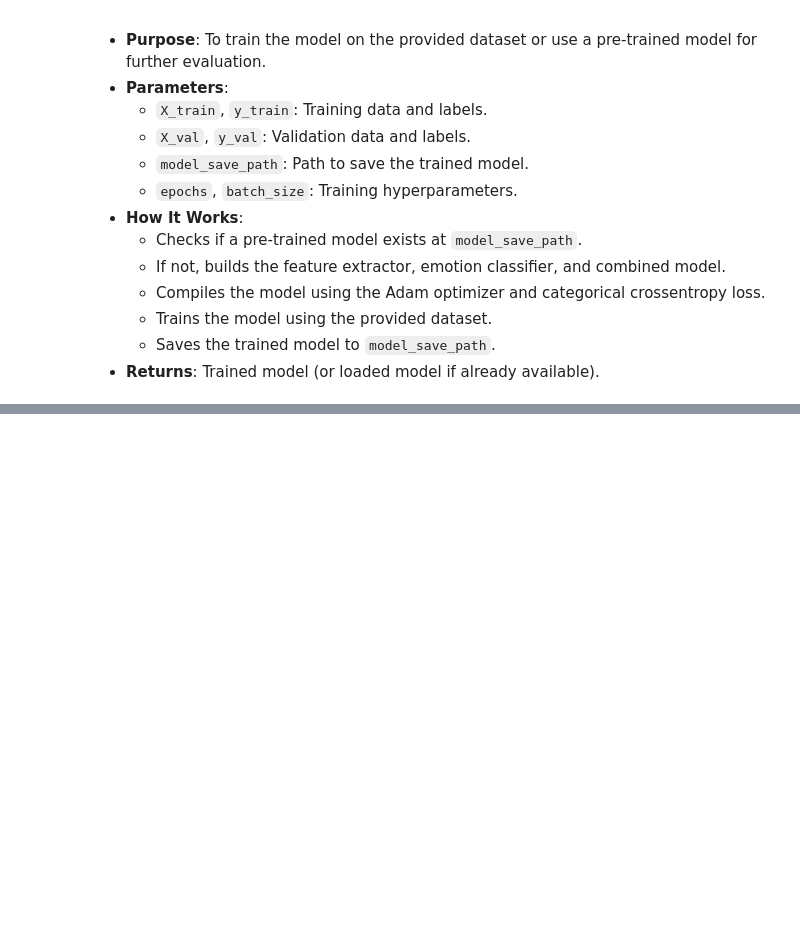
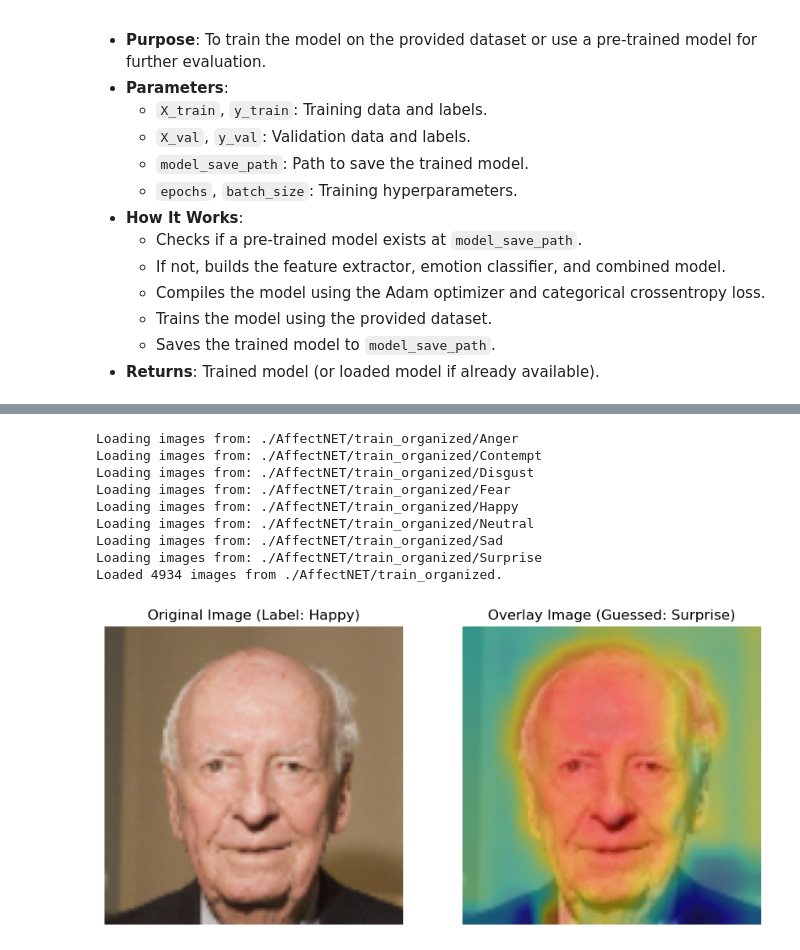
Before and after one commit to Ahmet-Toplu/emotion_recognition, a Jupyter notebook: emotion_recognition.ipynb, the cells around one changed output, grey strips where cells are left out. Saved outputs shown, nothing was run; the diff lists cells and outputs as text; code cells hidden in the pictures; blank space fills up the shorter version.

```diff
--- a/emotion_recognition.ipynb
+++ b/emotion_recognition.ipynb
@@ -467,3 +704,52 @@ class EmotionDetectionSystem:
+# %%
+# Test Function for EmotionDetectionSystem
+if __name__ == "__main__":
+    TRAIN_PATH = "./AffectNET/train_organized"
+    VALID_PATH = "./AffectNET/valid_organized"
+    TEST_PATH = "./AffectNET/test_organized"
+    EMOTIONS = ["Anger", "Contempt", "Disgust", "Fear", "Happy", "Neutral", "Sad", "Surprise"]
+    MODEL_SAVE_PATH = "emotion_recognition_model.h5"
+
+    system = EmotionDetectionSystem(TRAIN_PATH, VALID_PATH, TEST_PATH, EMOTIONS, MODEL_SAVE_PATH)
+
+    # Ensure feature extractor and classifier are initialized
+    if system.emotion_cnn.combined_model is None:
+        system.emotion_cnn.build_combined_model()
+
+    # Show an example image and its overlay with predictions
+    random_idx = random.randint(0, len(system.dataset) - 1)
+    example_image = system.dataset[random_idx]
+    label = system.data_processor.emotions[system.labels[random_idx]]
+
+    # Get prediction and overlay
+    prediction = system.emotion_cnn.combined_model.predict(np.expand_dims(example_image, axis=0), verbose=0)
+    guessed_emotion = system.data_processor.emotions[np.argmax(prediction)]
+    overlay_image, _ = FeatureExtraction.visualize_features(example_image, system.emotion_cnn.feature_extractor)
+
+    # Display the results
+    plt.figure(figsize=(10, 5))
+    plt.subplot(1, 2, 1)
+    plt.imshow((example_image * 255).astype(np.uint8))
+    plt.title(f"Original Image (Label: {label})")
+    plt.axis("off")
+
+    plt.subplot(1, 2, 2)
+    plt.imshow(overlay_image)
+    plt.title(f"Overlay Image (Guessed: {guessed_emotion})")
+    plt.axis("off")
+
+    plt.show()
+# %% [output]
+Loading images from: ./AffectNET/train_organized/Anger
+Loading images from: ./AffectNET/train_organized/Contempt
+Loading images from: ./AffectNET/train_organized/Disgust
+Loading images from: ./AffectNET/train_organized/Fear
+Loading images from: ./AffectNET/train_organized/Happy
+Loading images from: ./AffectNET/train_organized/Neutral
+Loading images from: ./AffectNET/train_organized/Sad
+Loading images from: ./AffectNET/train_organized/Surprise
+Loaded 4934 images from ./AffectNET/train_organized.
+[figure, added]
 # %% [markdown]
 # Explanation of the EmotionDetectionSystem Class
 
```
Also changed, not shown: parts of 12 cells of this notebook, 3 other files.
